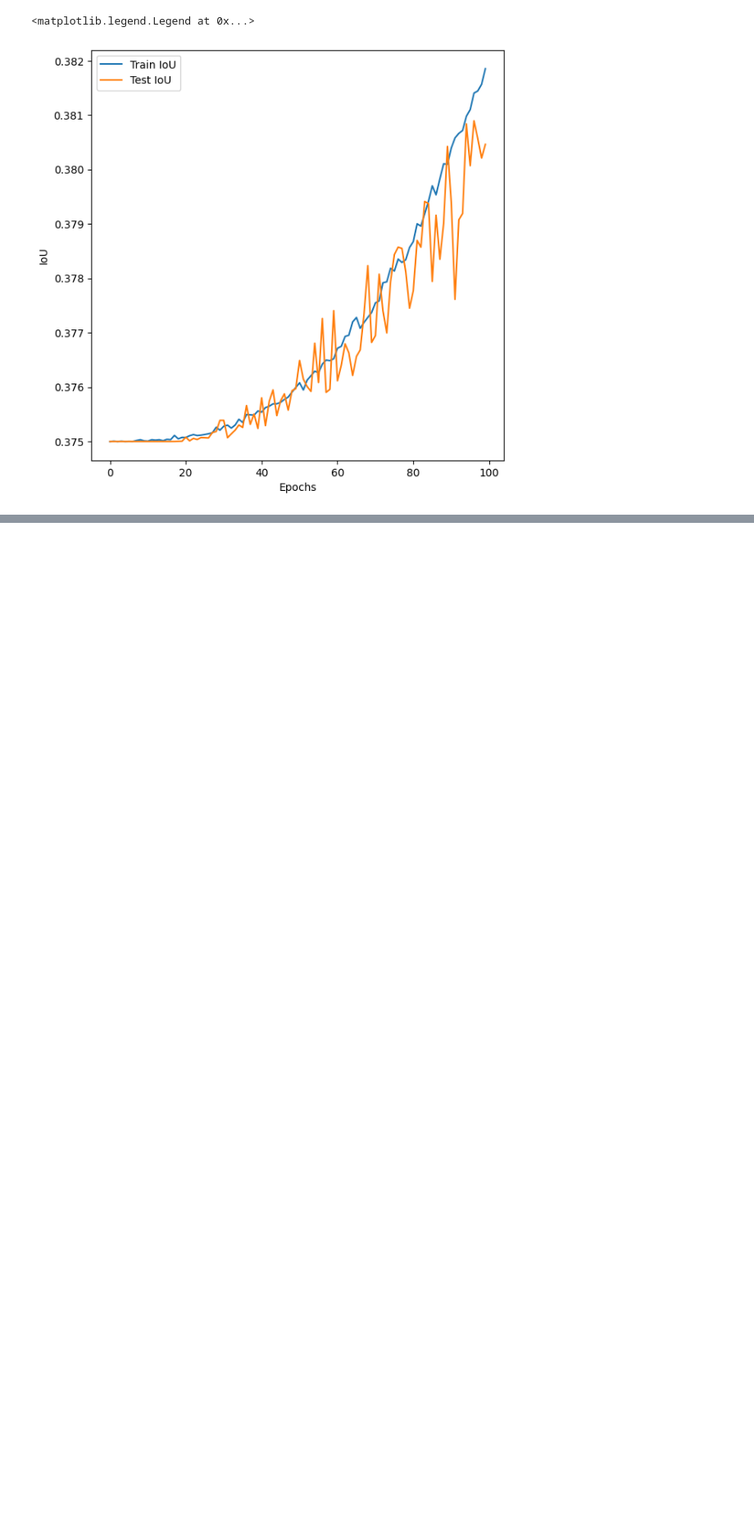
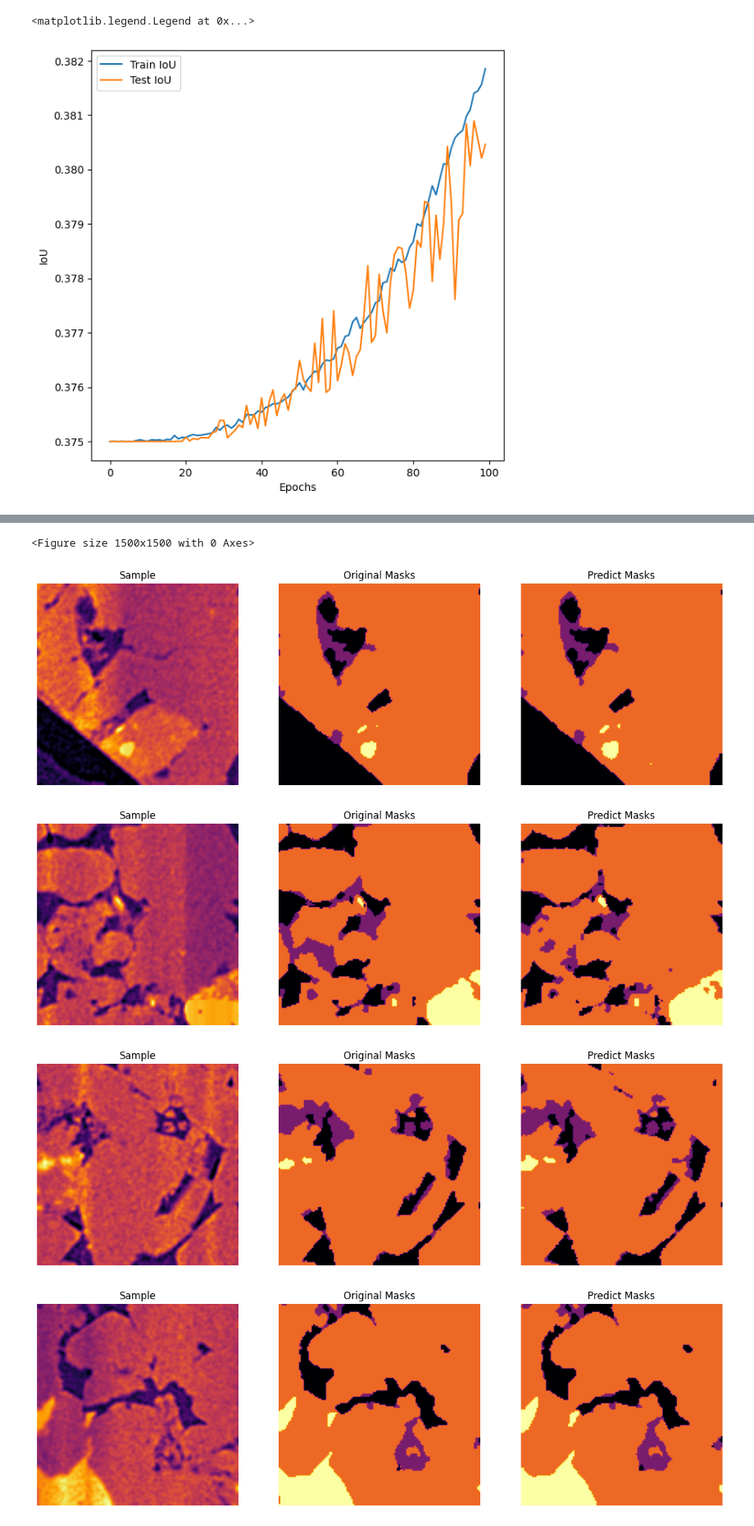
Before and after one commit to Weverton-Vitor/multiclass-semantic-segmentation-unet, a Jupyter notebook: multiclass_semantic_segmentation_with_tensorlfow_unet.ipynb, the cells around one changed output, grey strips where cells are left out. Shown at 82% size. Drawn from its saved outputs; the diff is of its cells as text; code cells hidden in the pictures; blank space fills up the shorter version.

Commit message:
Making predictions

```diff
--- a/multiclass_semantic_segmentation_with_tensorlfow_unet.ipynb
+++ b/multiclass_semantic_segmentation_with_tensorlfow_unet.ipynb
@@ -330,0 +336,31 @@ unet_model = tf.keras.models.load_model('/content/unet_model.h5', compile=False)
+# %%
+def predict(dataset, masks, n_samples=5) -> None:
+  indexes = random.sample(range(len(dataset)), n_samples)
+
+  predicts = unet_model.predict(dataset[[indexes]].squeeze(0))
+  predicts = tf.argmax(predicts, 3)
+
+  fig = plt.figure(figsize=(15, 15))
+
+  c = 0
+  for i, mask in zip(indexes, predicts):
+    fig = plt.figure(figsize=(15, 15))
+    fig.add_subplot(1, 3, 1)
+    plt.imshow(dataset[i], cmap='inferno')
+    plt.title("Sample")
+    plt.axis('off')
+
+    fig.add_subplot(1, 3, 2)
+    plt.imshow(masks[i], cmap='inferno')
+    plt.title("Original Masks")
+    plt.axis('off')
+
+    fig.add_subplot(1, 3, 3)
+    plt.imshow(predicts[c], cmap='inferno')
+    plt.title("Predict Masks")
+    plt.axis('off')
+    c+=1
+
+
+predict(x_test, y_test, 10)
+# %% [output]
@@ -330,0 +368,5 @@ unet_model = tf.keras.models.load_model('/content/unet_model.h5', compile=False)
+<Figure size 1500x1500 with 0 Axes>
+[figure, added]
+[figure, added]
+[figure, added]
+[figure, added]
```
Also changed, not shown: parts of 12 cells of this notebook.
